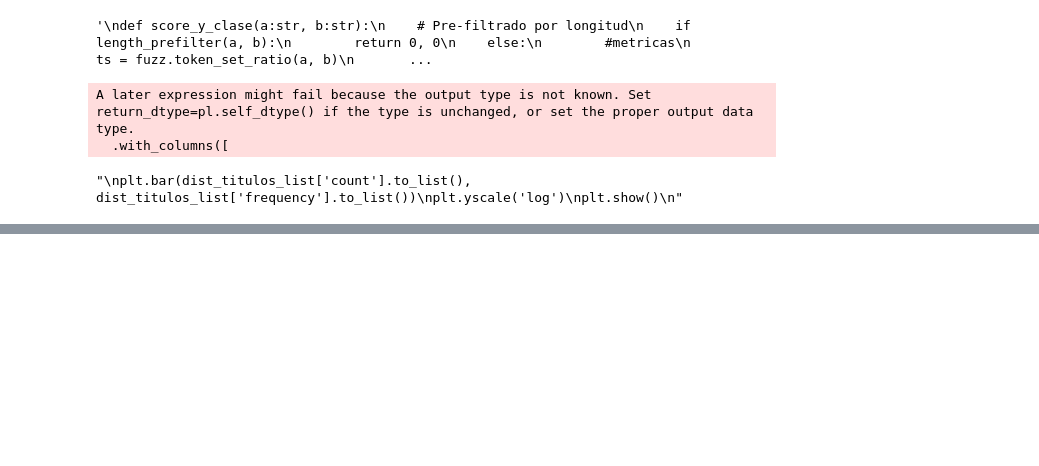
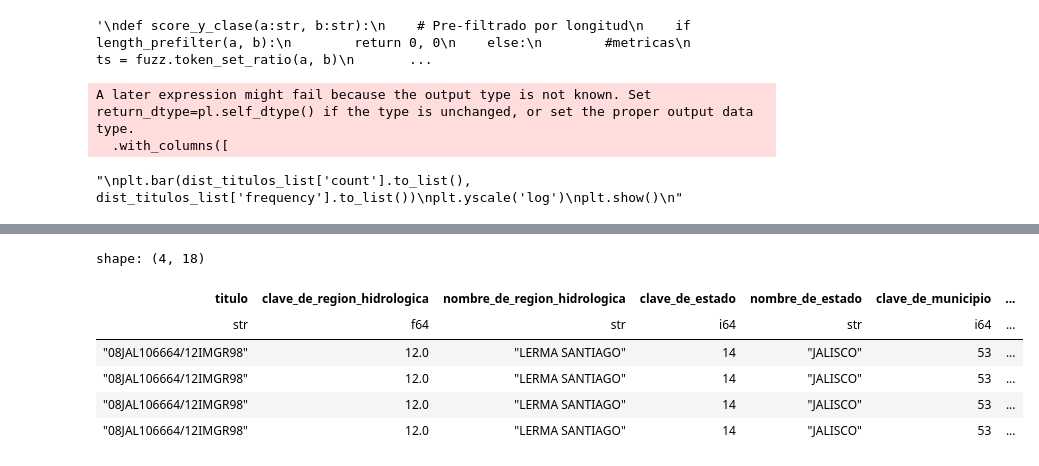
Before and after one commit to cesar-pachecoQ/WaterRightsAnomalies_DataSciense, a Jupyter notebook: DataManager/AnalisisAnomalis.ipynb, the cells around one changed output, grey strips where cells are left out. Saved outputs shown, nothing was run; the diff lists cells and outputs as text; code cells hidden in the pictures; blank space fills up the shorter version.

```diff
--- a/DataManager/AnalisisAnomalis.ipynb
+++ b/DataManager/AnalisisAnomalis.ipynb
@@ -249,2 +240,12 @@ vm.drop_caches = 3
 # %%
 df_subterraneas = data_loader.load_subterraneas()
+# %%
+df_subterraneas.filter(pl.col('titulo') == '08JAL106664/12IMGR98').head(4)
+# %% [output]
+shape: (4, 18)
+| titulo | clave_de_region_hidrologica | nombre_de_region_hidrologica | clave_de_estado | nombre_de_estado | clave_de_municipio | ... |
+| str | f64 | str | i64 | str | i64 | ... |
+| "08JAL106664/12IMGR98" | 12.0 | "LERMA SANTIAGO" | 14 | "JALISCO" | 53 | ... |
+| "08JAL106664/12IMGR98" | 12.0 | "LERMA SANTIAGO" | 14 | "JALISCO" | 53 | ... |
+| "08JAL106664/12IMGR98" | 12.0 | "LERMA SANTIAGO" | 14 | "JALISCO" | 53 | ... |
+| "08JAL106664/12IMGR98" | 12.0 | "LERMA SANTIAGO" | 14 | "JALISCO" | 53 | ... |
```
Also changed, not shown: parts of 28 cells of this notebook.
